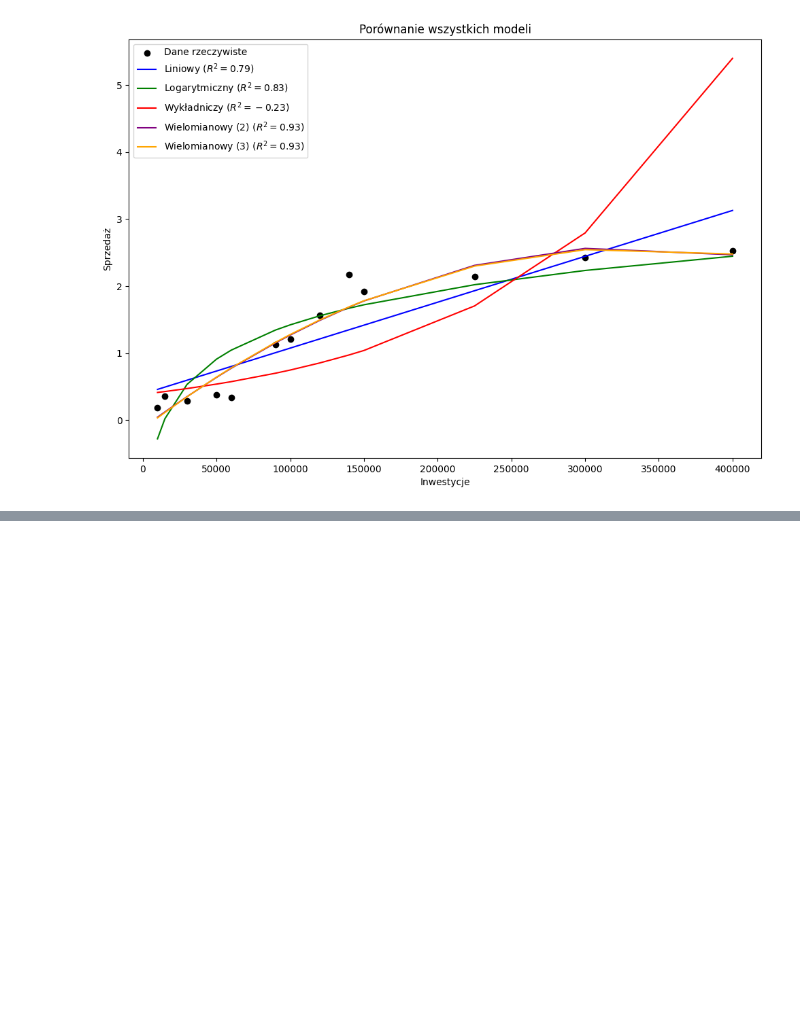
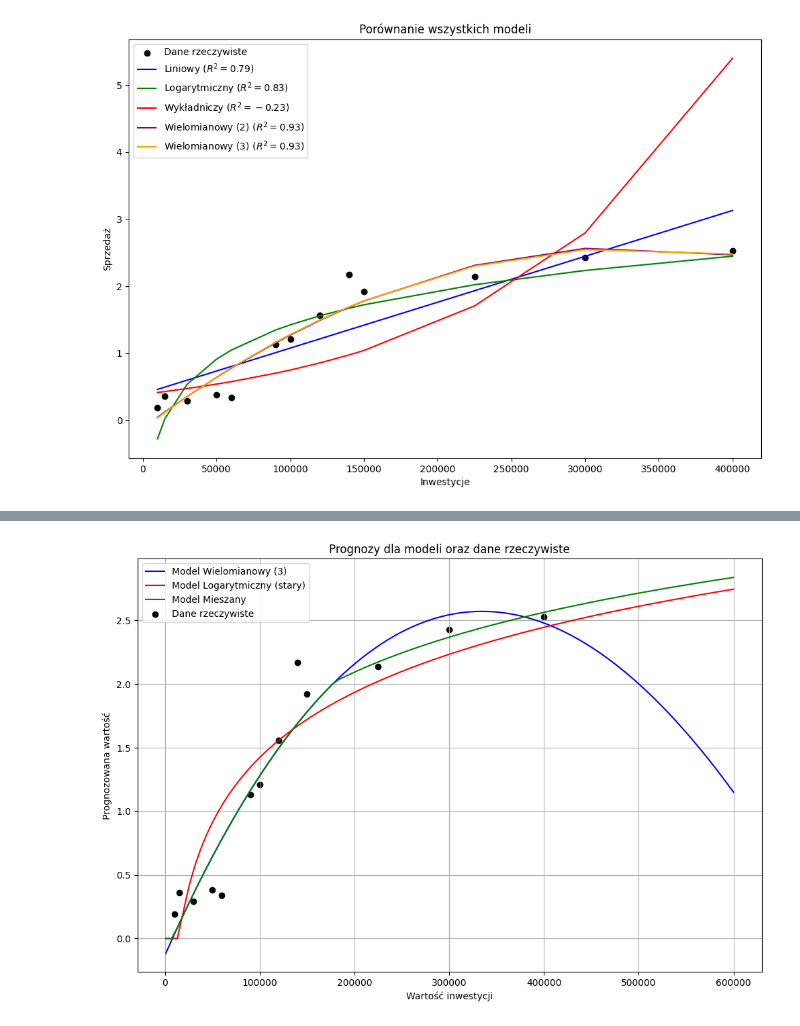
Before and after one commit to xKomil/DataScienceSummerStudy, a Jupyter notebook: internship/Yotta/zadanie3.ipynb, the cells around one changed output, grey strips where cells are left out. Saved outputs shown, nothing was run; the diff lists cells and outputs as text; code cells hidden in the pictures; blank space fills up the shorter version.

```diff
--- a/internship/Yotta/zadanie3.ipynb
+++ b/internship/Yotta/zadanie3.ipynb
@@ -240,0 +388,23 @@ print(results_df)
+# %%
+plt.figure(figsize=(12, 8))
+
+investment_range_poly = np.linspace(1000, 600000, 100)
+predictions_poly = [predict_investment_poly(inv) for inv in investment_range_poly]
+plt.plot(investment_range_poly, predictions_poly, label='Model Wielomianowy (3)', color='b')
+
+investment_range_log = np.linspace(1000, 600000, 100)
+predictions_log_old = [predict_investment_log_old(inv) for inv in investment_range_log]
+plt.plot(investment_range_log, predictions_log_old, label='Model Logarytmiczny (stary)', color='r')
+
+plt.plot(investment_range, predictions_mixed, label='Model Mieszany', color='g')
+
+plt.scatter(df['Inwestycje'], df['Sprzedaż'], color='k', marker='o', label='Dane rzeczywiste')
+
+plt.title('Prognozy dla modeli oraz dane rzeczywiste')
+plt.xlabel('Wartość inwestycji')
+plt.ylabel('Prognozowana wartość')
+plt.legend()
+plt.grid(True)
+plt.show()
+# %% [output]
+[figure, added]
```
Also changed, not shown: parts of 10 cells of this notebook.
